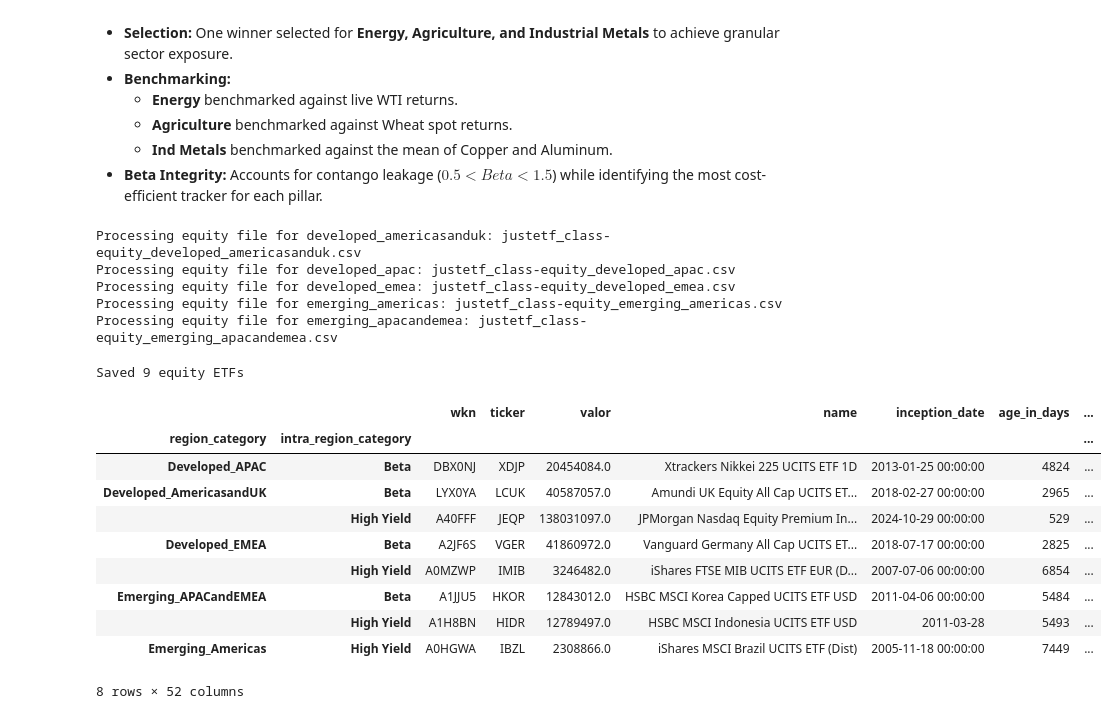
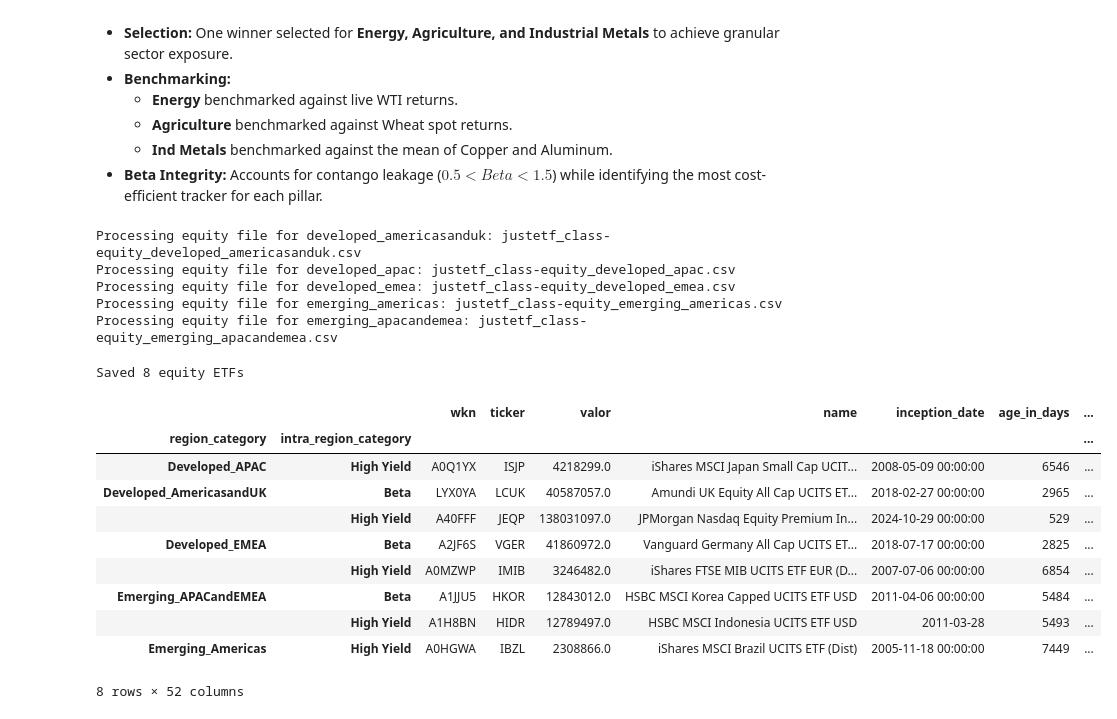
Before and after one commit to nairraks/etf-isa-portfolio, a Jupyter notebook: notebooks/02_etf_screening.ipynb, the cells around one changed output. Cells and saved outputs as stored; diff of their text form; code cells hidden in the pictures.

```diff
--- a/notebooks/02_etf_screening.ipynb
+++ b/notebooks/02_etf_screening.ipynb
@@ -100,6 +100,7 @@ benchmark_etfs = [
     ['Equity', 'Emerging_APACandEMEA', 'China', 'ASHR', 'XTRACKERS HARVEST CSI 300 CHINA A-SHARES ETF'],
     ['Equity', 'Emerging_APACandEMEA', 'India', 'XNIF.L', 'Xtrackers Nifty 50 Swap UCITS ETF 1C'],
     ['Equity', 'Emerging_APACandEMEA', 'South Korea', 'EWY', 'iShares MSCI South Korea ETF'],
+    ['Equity', 'Emerging_APACandEMEA', 'Indonesia', 'EIDO', 'iShares MSCI Indonesia UCITS ETF']
 ]
 
 benchmark_df = pd.DataFrame(
@@ -191,13 +193,13 @@ for filepath in sorted(DATA_RAW.glob("justetf_class-equity*.csv")):
         distributing_df = distributing_df[distributing_df['size'] > 100]
         distributing_df = distributing_df[distributing_df['hedged'] == False]
 
-        include_tickers = ['IBZL']
-        distributing_df = distributing_df[
-            (distributing_df['ter'] <= 0.5) | (distributing_df['ticker'].isin(include_tickers))
-        ]
+        #include_tickers = ['IBZL']
+        #distributing_df = distributing_df[
+        #    (distributing_df['ter'] <= 0.5) | (distributing_df['ticker'].isin(include_tickers))
+        #]
 
-        # Tickers to exclude (re-evaluate with yfinance — some may now be available)
-        remove_tickers = ['XUCN', 'LYXIB', 'C001', 'SW2CHA', 'XSMI', 'SJPD', 'XESD', 'C024']
+        #Tickers to exclude (no london listing)
+        remove_tickers = ['NADA']
         distributing_df = distributing_df[~distributing_df['ticker'].isin(remove_tickers)]
 
 
@@ -236,37 +238,37 @@ for filepath in sorted(DATA_RAW.glob("justetf_class-equity*.csv")):
     except Exception as e:
         print(f'Error processing {csvl}: {e}')
 
-# Check InvestEngine availability
+
 
 # Fetch latest close price via DataProvider (yfinance, no API key)
 def _get_price(ticker):
     try:
         return provider.get_latest_price(ticker)
     except Exception as e:
         print(f"Price error for {ticker}: {e}")
         return None, None
 
 if not main_df_equities.empty:
     main_df_equities[['yday_close_price_date', 'yday_close_price']] = (
         main_df_equities['ticker'].apply(_get_price).to_list()
     )
 else:
     main_df_equities['yday_close_price_date'] = []
     main_df_equities['yday_close_price'] = []
 
 save_screened_etfs(main_df_equities, 'equity', portfolio_year=2026)
 print(f"Saved {len(main_df_equities)} equity ETFs")
 main_df_equities[main_df_equities["platform"].notna()].groupby(["region_category","intra_region_category"]).sum()
 # %% [output]
 Processing equity file for developed_americasanduk: justetf_class-equity_developed_americasanduk.csv
 Processing equity file for developed_apac: justetf_class-equity_developed_apac.csv
 Processing equity file for developed_emea: justetf_class-equity_developed_emea.csv
 Processing equity file for emerging_americas: justetf_class-equity_emerging_americas.csv
 Processing equity file for emerging_apacandemea: justetf_class-equity_emerging_apacandemea.csv
-Saved 9 equity ETFs
+Saved 8 equity ETFs
 |  |  | wkn | ticker | valor | name | inception_date | age_in_days | ... |
 | region_category | intra_region_category |  |  |  |  |  |  | ... |
-| Developed_APAC | Beta | DBX0NJ | XDJP | 20454084.0 | Xtrackers Nikkei 225 UCITS ETF 1D | 2013-01-25 00:00:00 | 4824 | ... |
+| Developed_APAC | High Yield | A0Q1YX | ISJP | 4218299.0 | iShares MSCI Japan Small Cap UCIT... | 2008-05-09 00:00:00 | 6546 | ... |
 | Developed_AmericasandUK | Beta | LYX0YA | LCUK | 40587057.0 | Amundi UK Equity All Cap UCITS ET... | 2018-02-27 00:00:00 | 2965 | ... |
 |  | High Yield | A40FFF | JEQP | 138031097.0 | JPMorgan Nasdaq Equity Premium In... | 2024-10-29 00:00:00 | 529 | ... |
 | Developed_EMEA | Beta | A2JF6S | VGER | 41860972.0 | Vanguard Germany All Cap UCITS ET... | 2018-07-17 00:00:00 | 2825 | ... |
```
Also changed, not shown: parts of 3 cells of this notebook, 5 other files.
